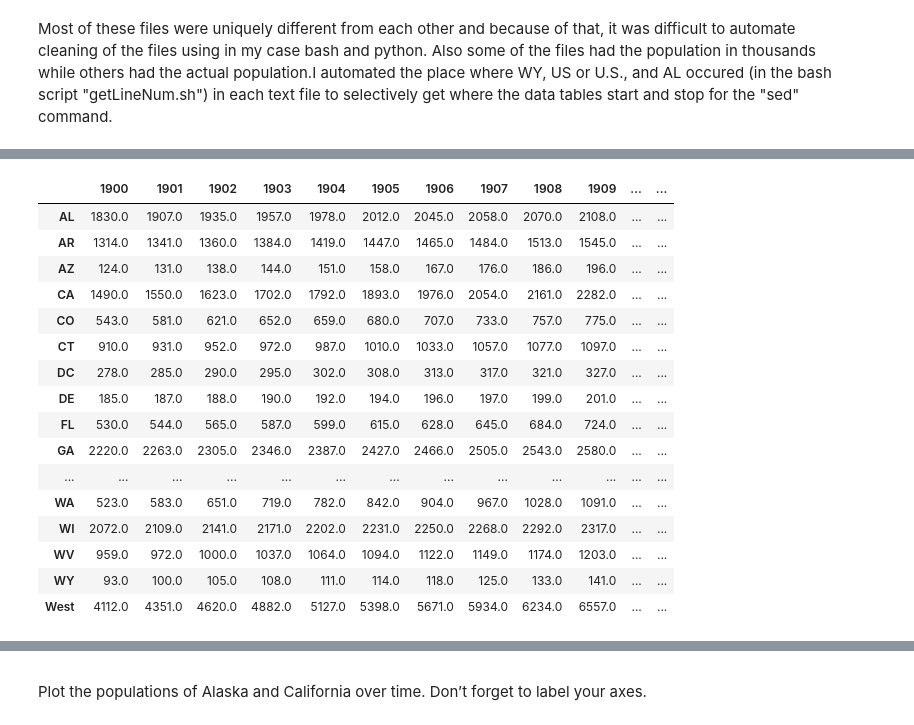
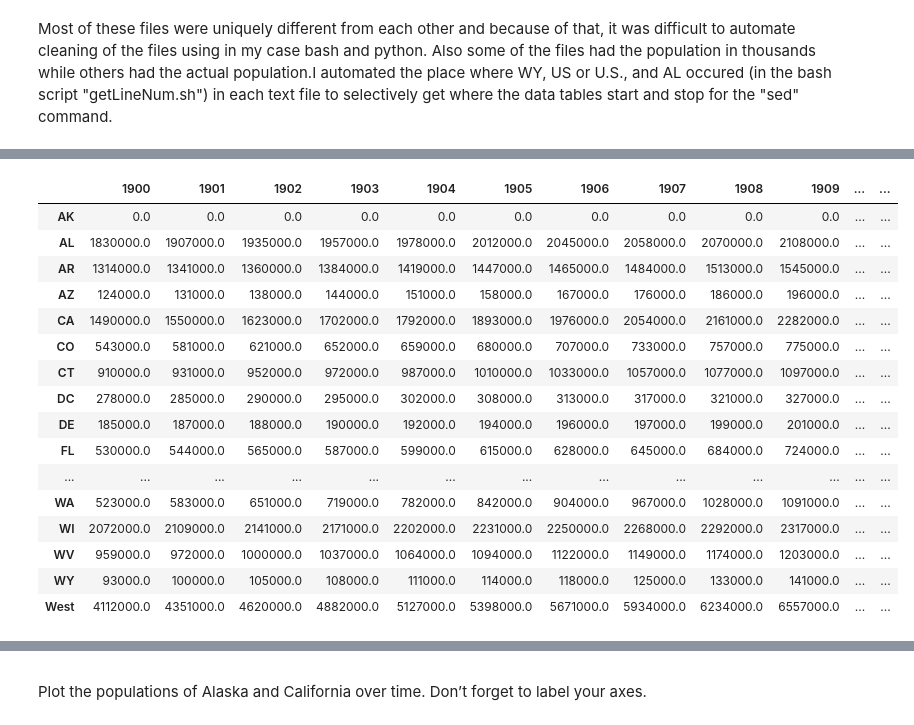
Before and after one commit to AnilKumarTeegala/DSE220_Machine_Learning, a Jupyter notebook: IPynb/1_AssignGalarnykMichael.ipynb, the cells around one changed output, grey strips where cells are left out. Saved outputs shown, nothing was run; the diff lists cells and outputs as text; code cells hidden in the pictures.

```diff
--- a/IPynb/1_AssignGalarnykMichael.ipynb
+++ b/IPynb/1_AssignGalarnykMichael.ipynb
@@ -227,24 +226,13 @@ Most of these files were uniquely different from each other and because of that,
 import os
 
 # This cell helps with using sed later to get where to trim the files
-files = ["new_data/st0009ts.txt", "new_data/st1019ts.txt",\
-         "new_data/st2029ts.txt", "new_data/st3039ts.txt",\
-         "new_data/st4049ts.txt", "new_data/st5060ts.txt",\
-         "new_data/st6070ts.txt", "new_data/st7080ts.txt",\
-         "new_data/st8090ts.txt"]
 data = ["data/st0009ts.txt", "data/st1019ts.txt",\
          "data/st2029ts.txt", "data/st3039ts.txt",\
          "data/st4049ts.txt", "data/st5060ts.txt",\
          "data/st6070ts.txt", "data/st7080ts.txt",\
          "data/st8090ts.txt"]
 
-start_end_lines = [[72, 72, 72, 72, 70, 78, 75, 65, 62], \
-[18, 18, 18, 18, 16, 19, 19,  5,  4], \
-[24, 24, 24, 24, 22, 28, 25, 15, 12]]
-#start_end_lines
-#{i: lama[0] for lama in start_end_lines}
-
+#each tuple is the location of the WY, US or (U.S.), and AL line occurrence
 start_end_lines = [(72, 18, 24), (72, 18, 24), (72,18,24), (72, 18, 24),\
                   (70,16,22), (78, 19, 28), (75,19,25), \
-                   (65,15),(62,12)]
-#start_end_lines
+                   (66,15),(62,12)]
@@ -253,37 +239,49 @@ start_end_lines = [(72, 18, 24), (72, 18, 24), (72,18,24), (72, 18, 24),\
 # %%
 for index, data_file in enumerate(data):
-        start_line, end_line = np.min(start_end_lines[index]), np.max(start_end_lines[index])
-        !sed "$(($start_line-2)),$(($end_line))!d" "$data_file">>data/1st0009ts.txt
-        if index == 0:
-            df = pd.read_fwf('data/1st0009ts.txt',header = 0, index_col=0, thousands=",")
-        else:
-            new_df = pd.read_fwf('data/1st0009ts.txt',header = 0, index_col=0, thousands=",")
-            if index == 5:
-                new_df.columns = ['1950', '1950.1', '1951', '1952', '1953', '1954', '1955', '1956', '1957', '1958', '1959', '1960']
-            new_df = new_df.dropna()
-            df = pd.concat([df, new_df], axis=1)
+    start_line, end_line = np.min(start_end_lines[index]), np.max(start_end_lines[index])
+    try:
         os.remove('data/1st0009ts.txt')
+    except:
+        pass
+    !sed "$(($start_line-2)),$(($end_line))!d" "$data_file">>data/1st0009ts.txt
+
+    if index == 0:
+        df = pd.read_fwf('data/1st0009ts.txt',header = 0, index_col=0, thousands=",")
         df = df.dropna()
-        #df = df.transpose()
-        if index == 6:
-            df.rename(index={'U.S.': 'US'}, inplace=True)
-            break;
+    else:
+        new_df = pd.read_fwf('data/1st0009ts.txt',header = 0, index_col=0, thousands=",")
+        new_df = new_df.dropna()
+        if index == 5:
+            new_df.columns = ['1950', '1950.1', '1951', '1952', '1953', '1954', '1955', '1956', '1957', '1958', '1959', '1960']
+        if index == 7:
+            new_df.drop('Fip', axis=0, inplace=True)
+            new_df.index = new_df['Unnamed: 1'].values
+            new_df.drop('Unnamed: 1', axis=1, inplace=True)
+            new_df.columns = [str(1970 + i) for i in xrange(0,11)]
+        if index == 8:
+            new_df.columns = [str(1980 + i) for i in xrange(0,11)]
+        df = pd.concat([df, new_df], axis=1)
+    if index == 6:
+        df.rename(index={'U.S.': 'US'}, inplace=True)
+        df = df.apply(lambda x: x*1000) #every index before index 6, has population in thousands
+
+df = df.fillna(float(0.0)) #Changing the NaN's to zero to indicate no measurement
 df
 # %% [output]
 |  | 1900 | 1901 | 1902 | 1903 | 1904 | 1905 | 1906 | 1907 | 1908 | 1909 | ... | ... |
-| AL | 1830.0 | 1907.0 | 1935.0 | 1957.0 | 1978.0 | 2012.0 | 2045.0 | 2058.0 | 2070.0 | 2108.0 | ... | ... |
-| AR | 1314.0 | 1341.0 | 1360.0 | 1384.0 | 1419.0 | 1447.0 | 1465.0 | 1484.0 | 1513.0 | 1545.0 | ... | ... |
-| AZ | 124.0 | 131.0 | 138.0 | 144.0 | 151.0 | 158.0 | 167.0 | 176.0 | 186.0 | 196.0 | ... | ... |
-| CA | 1490.0 | 1550.0 | 1623.0 | 1702.0 | 1792.0 | 1893.0 | 1976.0 | 2054.0 | 2161.0 | 2282.0 | ... | ... |
-| CO | 543.0 | 581.0 | 621.0 | 652.0 | 659.0 | 680.0 | 707.0 | 733.0 | 757.0 | 775.0 | ... | ... |
-| CT | 910.0 | 931.0 | 952.0 | 972.0 | 987.0 | 1010.0 | 1033.0 | 1057.0 | 1077.0 | 1097.0 | ... | ... |
-| DC | 278.0 | 285.0 | 290.0 | 295.0 | 302.0 | 308.0 | 313.0 | 317.0 | 321.0 | 327.0 | ... | ... |
-| DE | 185.0 | 187.0 | 188.0 | 190.0 | 192.0 | 194.0 | 196.0 | 197.0 | 199.0 | 201.0 | ... | ... |
-| FL | 530.0 | 544.0 | 565.0 | 587.0 | 599.0 | 615.0 | 628.0 | 645.0 | 684.0 | 724.0 | ... | ... |
-| GA | 2220.0 | 2263.0 | 2305.0 | 2346.0 | 2387.0 | 2427.0 | 2466.0 | 2505.0 | 2543.0 | 2580.0 | ... | ... |
+| AK | 0.0 | 0.0 | 0.0 | 0.0 | 0.0 | 0.0 | 0.0 | 0.0 | 0.0 | 0.0 | ... | ... |
+| AL | 1830000.0 | 1907000.0 | 1935000.0 | 1957000.0 | 1978000.0 | 2012000.0 | 2045000.0 | 2058000.0 | 2070000.0 | 2108000.0 | ... | ... |
+| AR | 1314000.0 | 1341000.0 | 1360000.0 | 1384000.0 | 1419000.0 | 1447000.0 | 1465000.0 | 1484000.0 | 1513000.0 | 1545000.0 | ... | ... |
+| AZ | 124000.0 | 131000.0 | 138000.0 | 144000.0 | 151000.0 | 158000.0 | 167000.0 | 176000.0 | 186000.0 | 196000.0 | ... | ... |
+| CA | 1490000.0 | 1550000.0 | 1623000.0 | 1702000.0 | 1792000.0 | 1893000.0 | 1976000.0 | 2054000.0 | 2161000.0 | 2282000.0 | ... | ... |
+| CO | 543000.0 | 581000.0 | 621000.0 | 652000.0 | 659000.0 | 680000.0 | 707000.0 | 733000.0 | 757000.0 | 775000.0 | ... | ... |
+| CT | 910000.0 | 931000.0 | 952000.0 | 972000.0 | 987000.0 | 1010000.0 | 1033000.0 | 1057000.0 | 1077000.0 | 1097000.0 | ... | ... |
+| DC | 278000.0 | 285000.0 | 290000.0 | 295000.0 | 302000.0 | 308000.0 | 313000.0 | 317000.0 | 321000.0 | 327000.0 | ... | ... |
+| DE | 185000.0 | 187000.0 | 188000.0 | 190000.0 | 192000.0 | 194000.0 | 196000.0 | 197000.0 | 199000.0 | 201000.0 | ... | ... |
+| FL | 530000.0 | 544000.0 | 565000.0 | 587000.0 | 599000.0 | 615000.0 | 628000.0 | 645000.0 | 684000.0 | 724000.0 | ... | ... |
 | ... | ... | ... | ... | ... | ... | ... | ... | ... | ... | ... | ... | ... |
-| WA | 523.0 | 583.0 | 651.0 | 719.0 | 782.0 | 842.0 | 904.0 | 967.0 | 1028.0 | 1091.0 | ... | ... |
-| WI | 2072.0 | 2109.0 | 2141.0 | 2171.0 | 2202.0 | 2231.0 | 2250.0 | 2268.0 | 2292.0 | 2317.0 | ... | ... |
-| WV | 959.0 | 972.0 | 1000.0 | 1037.0 | 1064.0 | 1094.0 | 1122.0 | 1149.0 | 1174.0 | 1203.0 | ... | ... |
-| WY | 93.0 | 100.0 | 105.0 | 108.0 | 111.0 | 114.0 | 118.0 | 125.0 | 133.0 | 141.0 | ... | ... |
-| West | 4112.0 | 4351.0 | 4620.0 | 4882.0 | 5127.0 | 5398.0 | 5671.0 | 5934.0 | 6234.0 | 6557.0 | ... | ... |
+| WA | 523000.0 | 583000.0 | 651000.0 | 719000.0 | 782000.0 | 842000.0 | 904000.0 | 967000.0 | 1028000.0 | 1091000.0 | ... | ... |
+| WI | 2072000.0 | 2109000.0 | 2141000.0 | 2171000.0 | 2202000.0 | 2231000.0 | 2250000.0 | 2268000.0 | 2292000.0 | 2317000.0 | ... | ... |
+| WV | 959000.0 | 972000.0 | 1000000.0 | 1037000.0 | 1064000.0 | 1094000.0 | 1122000.0 | 1149000.0 | 1174000.0 | 1203000.0 | ... | ... |
+| WY | 93000.0 | 100000.0 | 105000.0 | 108000.0 | 111000.0 | 114000.0 | 118000.0 | 125000.0 | 133000.0 | 141000.0 | ... | ... |
+| West | 4112000.0 | 4351000.0 | 4620000.0 | 4882000.0 | 5127000.0 | 5398000.0 | 5671000.0 | 5934000.0 | 6234000.0 | 6557000.0 | ... | ... |
```
Also changed, not shown: parts of 6 cells of this notebook, 2 other files.
